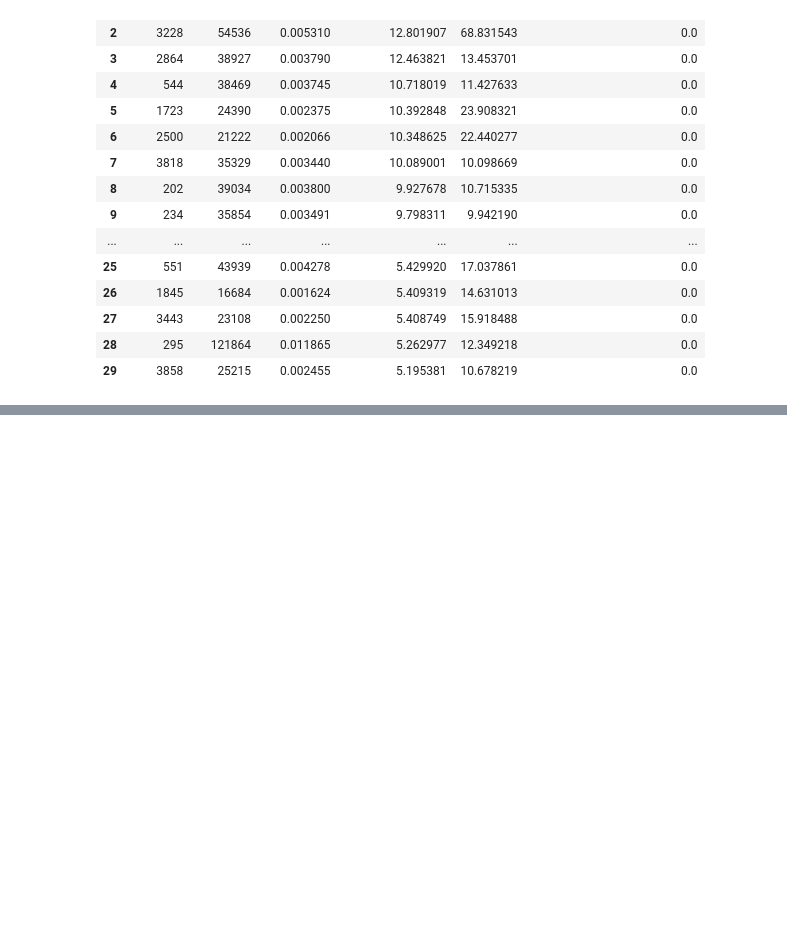
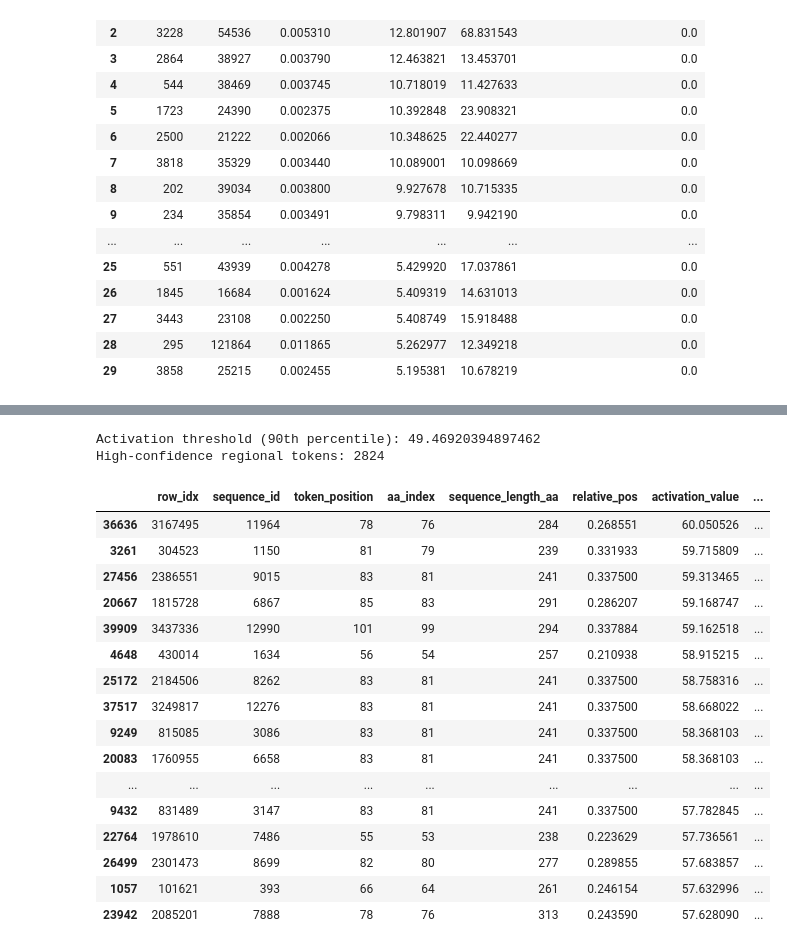
Before and after one commit to svseshadri/SAE_ProGen3, a Jupyter notebook: analysis/latent_inspector.ipynb, the cells around one changed output, grey strips where cells are left out. Cells and saved outputs as stored; diff of their text form; code cells hidden in the pictures; blank space fills up the shorter version.

```diff
--- a/analysis/latent_inspector.ipynb
+++ b/analysis/latent_inspector.ipynb
@@ -588,0 +819,30 @@ Inspecting latent: 3228
+# %%
+activation_threshold = region_df["activation_value"].quantile(0.90)
+print("Activation threshold (90th percentile):", activation_threshold)
+
+high_conf_region_df = region_df[
+    region_df["activation_value"] >= activation_threshold
+].copy()
+
+print("High-confidence regional tokens:", len(high_conf_region_df))
+high_conf_region_df.sort_values("activation_value", ascending=False).head(20)
+# %% [output]
+Activation threshold (90th percentile): 49.46920394897462
+High-confidence regional tokens: 2824
+|  | row_idx | sequence_id | token_position | aa_index | sequence_length_aa | relative_pos | activation_value | ... |
+| 36636 | 3167495 | 11964 | 78 | 76 | 284 | 0.268551 | 60.050526 | ... |
+| 3261 | 304523 | 1150 | 81 | 79 | 239 | 0.331933 | 59.715809 | ... |
+| 27456 | 2386551 | 9015 | 83 | 81 | 241 | 0.337500 | 59.313465 | ... |
+| 20667 | 1815728 | 6867 | 85 | 83 | 291 | 0.286207 | 59.168747 | ... |
+| 39909 | 3437336 | 12990 | 101 | 99 | 294 | 0.337884 | 59.162518 | ... |
+| 4648 | 430014 | 1634 | 56 | 54 | 257 | 0.210938 | 58.915215 | ... |
+| 25172 | 2184506 | 8262 | 83 | 81 | 241 | 0.337500 | 58.758316 | ... |
+| 37517 | 3249817 | 12276 | 83 | 81 | 241 | 0.337500 | 58.668022 | ... |
+| 9249 | 815085 | 3086 | 83 | 81 | 241 | 0.337500 | 58.368103 | ... |
+| 20083 | 1760955 | 6658 | 83 | 81 | 241 | 0.337500 | 58.368103 | ... |
+| ... | ... | ... | ... | ... | ... | ... | ... | ... |
+| 9432 | 831489 | 3147 | 83 | 81 | 241 | 0.337500 | 57.782845 | ... |
+| 22764 | 1978610 | 7486 | 55 | 53 | 238 | 0.223629 | 57.736561 | ... |
+| 26499 | 2301473 | 8699 | 82 | 80 | 277 | 0.289855 | 57.683857 | ... |
+| 1057 | 101621 | 393 | 66 | 64 | 261 | 0.246154 | 57.632996 | ... |
+| 23942 | 2085201 | 7888 | 78 | 76 | 313 | 0.243590 | 57.628090 | ... |
```
Also changed, not shown: parts of 11 cells of this notebook.
